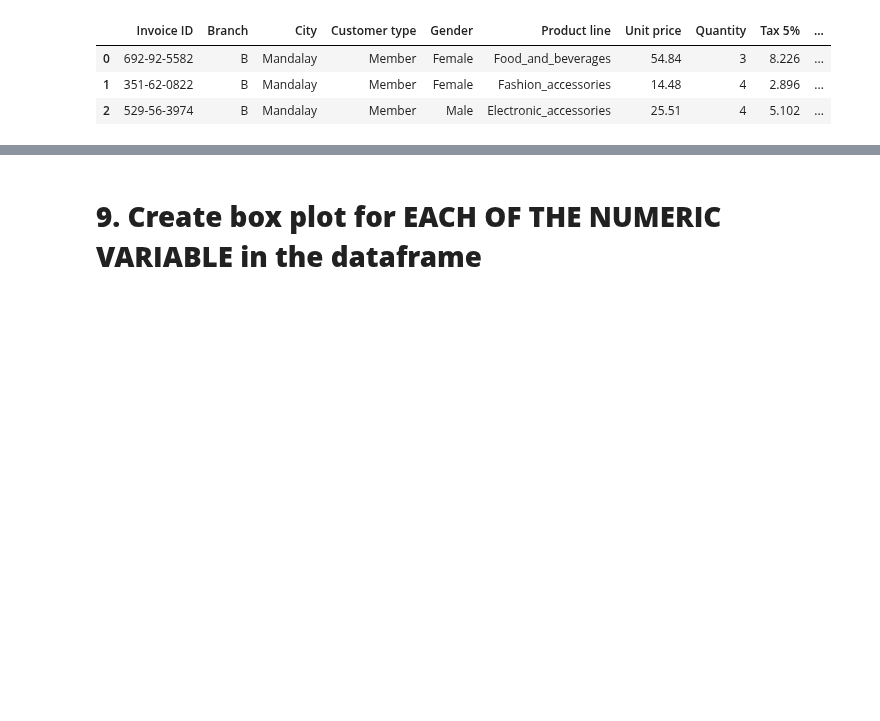
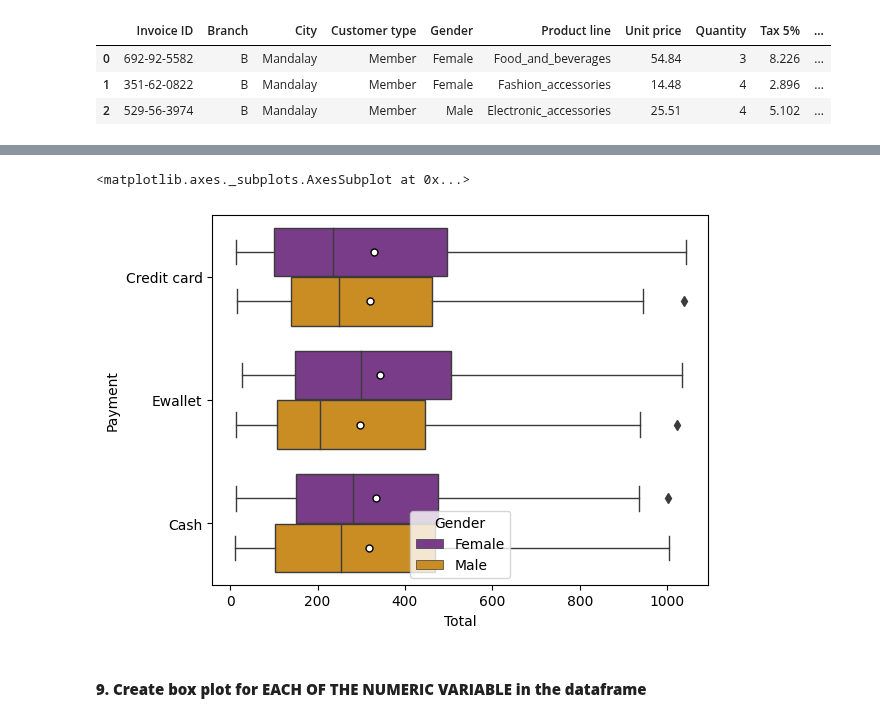
Before and after one commit to olgaklischuk/python-cource, a Jupyter notebook: seaborn/4.Box_plot.ipynb, the cells around one changed output, grey strips where cells are left out. Saved outputs shown, nothing was run; the diff lists cells and outputs as text; code cells hidden in the pictures; blank space fills up the shorter version.

```diff
--- a/seaborn/4.Box_plot.ipynb
+++ b/seaborn/4.Box_plot.ipynb
@@ -44,13 +77,16 @@ sns.boxplot(x='Total',y='Payment',hue='Gender',data=mart,showmeans=True,meanprop
 # %%
 sns.boxplot(x='Total',y='Payment',hue='Gender',data=mart,showmeans=True,
             meanprops={"marker":"o"
                        ,"markerfacecolor":"white"
                        ,"markersize":"5"
-                       ,"markeredgecolor":"black"}
-           ,palette='CMRmap'
-           ,linewidth=5)
+                       ,"markeredgecolor":"black"},
+            palette='CMRmap',
+            linewidth=1)
+# %% [output]
+<matplotlib.axes._subplots.AxesSubplot at 0x...>
+[figure, added]
 # %% [markdown]
-# **9. Create box plot for EACH OF THE NUMERIC VARIABLE in the dataframe**
+#### **9. Create box plot for EACH OF THE NUMERIC VARIABLE in the dataframe**
 # %%
 plt.figure(figsize=(15,5))
 
```
Also changed, not shown: parts of 12 cells of this notebook.
